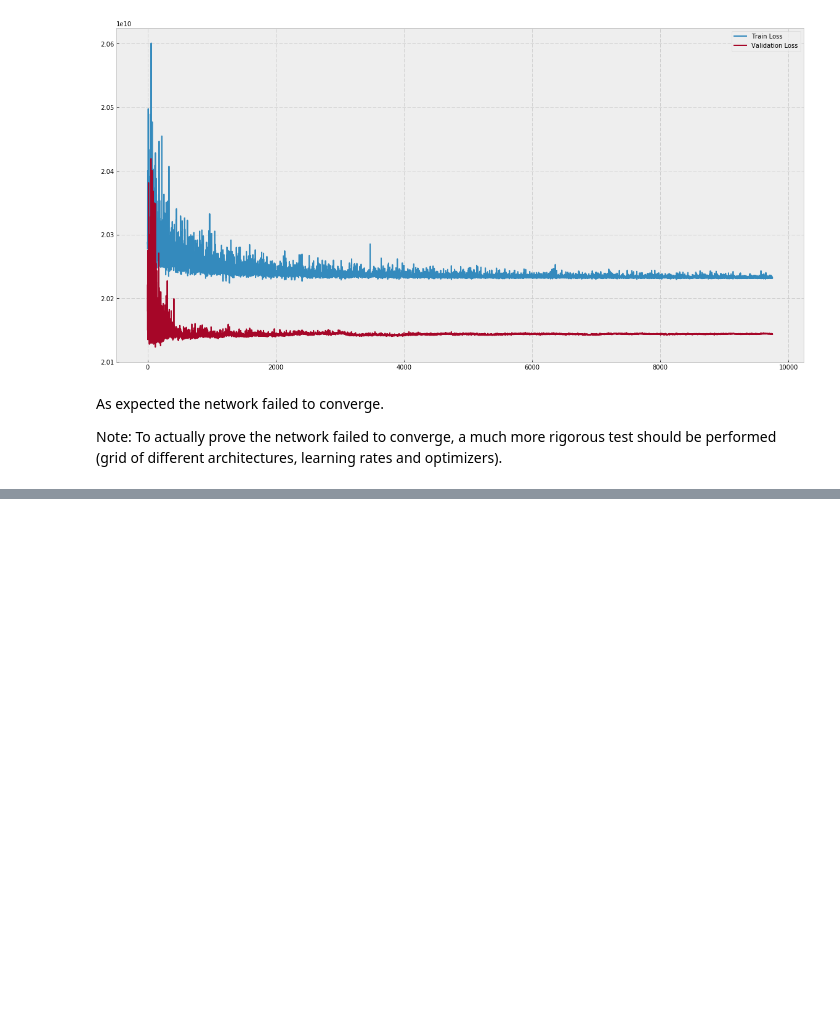
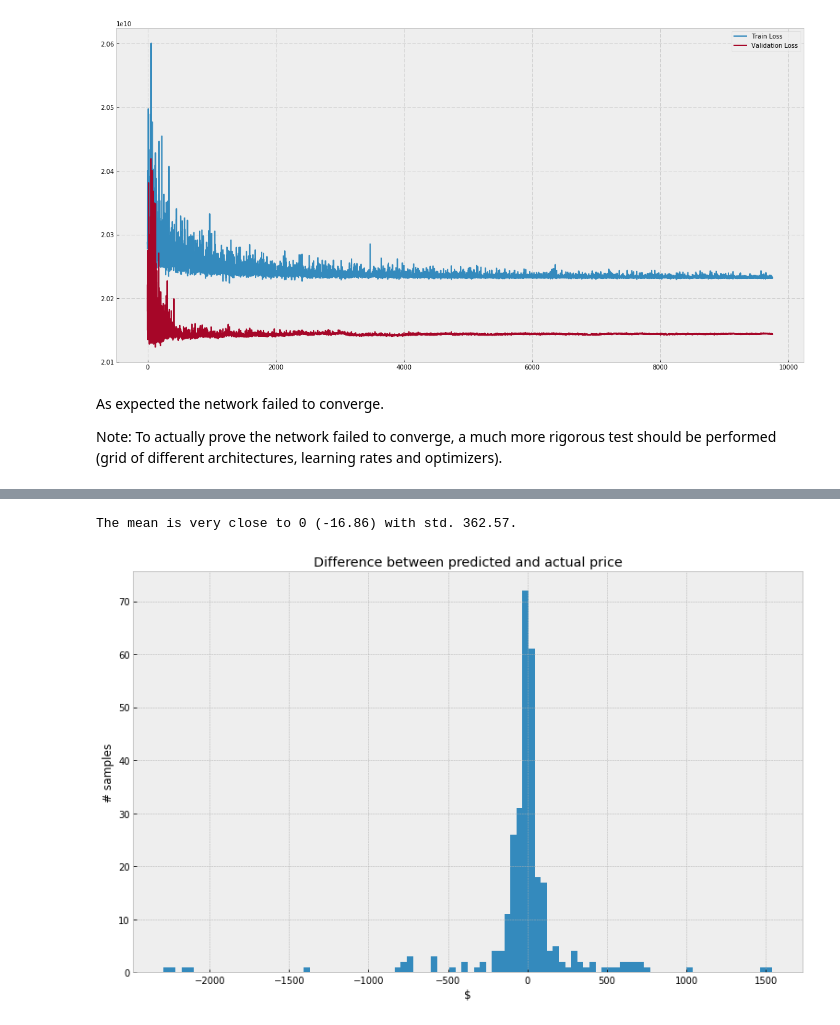
Before and after one commit to dolmani38/non-linear-regression, a Jupyter notebook: Keras - Regression using continuous and categorial variables with embedding.ipynb, the cells around one changed output, grey strips where cells are left out. Saved outputs shown, nothing was run; the diff lists cells and outputs as text; code cells hidden in the pictures; blank space fills up the shorter version.

```diff
--- a/Keras - Regression using continuous and categorial variables with embedding.ipynb
+++ b/Keras - Regression using continuous and categorial variables with embedding.ipynb
@@ -871,0 +821,34 @@ _ = plt.legend(handles=[train_loss_plot, val_loss_plot])
+# %%
+df = y_val.copy()
+
+# Add a column for the model's predicted values
+df['pred'] = model.predict([X_val_continuous, X_val_categorical['area_mapping'],X_val_categorical['type_mapping'],X_val_categorical[['area_mapping','type_mapping']].to_numpy()])
+
+# Calculate the difference between the predicted and the actual price
+df['diff'] = df['pred'] - df['price']
+
+# Calculate the absolute difference between the predicted and the actual price
+df['abs_diff'] = np.abs(df['diff'])
+
+# Calculate the percentage of the difference from the actual price
+df['%diff'] = 100 * (df['diff'] / df['price'])
+
+# Calculate the absolute percentage difference from the actual price
+df['abs_%diff'] = np.abs(df['%diff'])
+
+# Sort by the 'abs_diff' field and show the 5 largest mistakes in absolute values
+df.sort_values("abs_diff", ascending=False).head(5)
+
+# Calculate the mean and std. of the diff field
+diff_mean, diff_std = df['diff'].mean(), df['diff'].std()
+print("The mean is very close to 0 ({mean}) with std. {std}.".format(mean=round(diff_mean, 2), std=round(diff_std, 2)))
+
+# Here is the histogram of the differences
+plt.figure(figsize=(13,8))
+plt.hist(df['diff'], bins=100)
+plt.xlabel("$")
+plt.ylabel("# samples")
+_ = plt.title("Difference between predicted and actual price")
+# %% [output]
+The mean is very close to 0 (-16.86) with std. 362.57.
+[figure, added]
```
Also changed, not shown: parts of 18 cells of this notebook.
